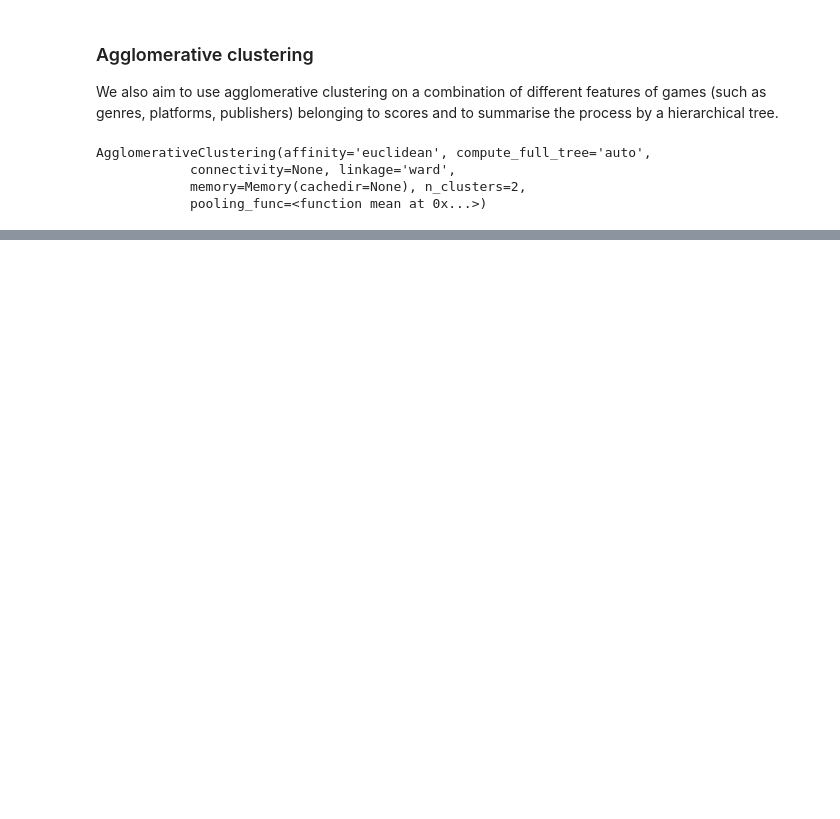
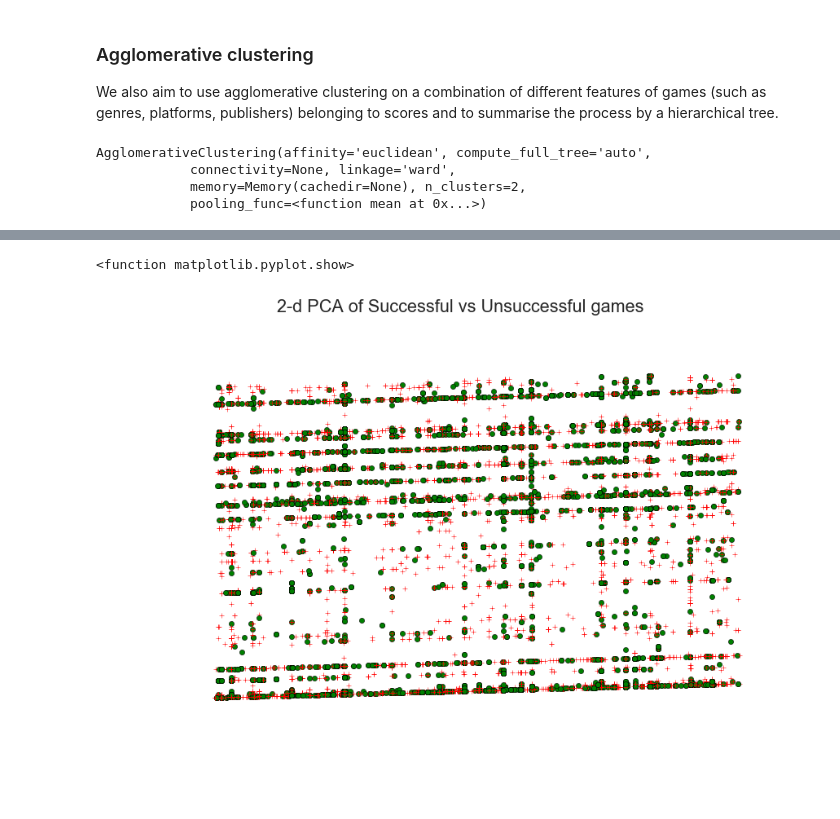
Before and after one commit to albaltas/COMPGC027-MSING055_Team14_Project, a Jupyter notebook: Milestone 2.ipynb, the cells around one changed output, grey strips where cells are left out. Cells and saved outputs as stored; diff of their text form; code cells hidden in the pictures; blank space fills up the shorter version.

```diff
--- a/Milestone 2.ipynb
+++ b/Milestone 2.ipynb
@@ -532,7 +532,7 @@ class MultiColumnLabelEncoder:
 games_df_labelcode = MultiColumnLabelEncoder(columns = ['platform','genre','editors_choice','Publisher']).fit_transform(games_df)
 games_df_labelcode['score'] = games_df_labelcode['score'].astype(int)
 # %%
-features = games_df_labelcode[['genre','platform','Publisher','release_year','release_month','editors_choice']]
+features = games_df_labelcode[['genre','platform','Publisher','release_month','editors_choice']]
 features_val = features.values
 # %% [markdown]
 ### Successful vs non-successful game
@@ -818,0 +821,15 @@ plt.show
+# %%
+targets = target_threshold.values
+for i in range(0, clust_df_2d.shape[0]):
+    if targets[i] == 0:
+        c1 = plt.scatter(clust_df_2d[i,0],clust_df_2d[i,1],c='r',marker='+')
+    elif targets[i] == 1:
+        c2 = plt.scatter(clust_df_2d[i,0],clust_df_2d[i,1],c='g',marker='o')
+plt.axis("off")
+plt.title("2-d PCA of Successful vs Unsuccessful games")
+
+
+plt.show
+# %% [output]
+<function matplotlib.pyplot.show>
+[figure, added]
```
Also changed, not shown: parts of 16 cells of this notebook.
